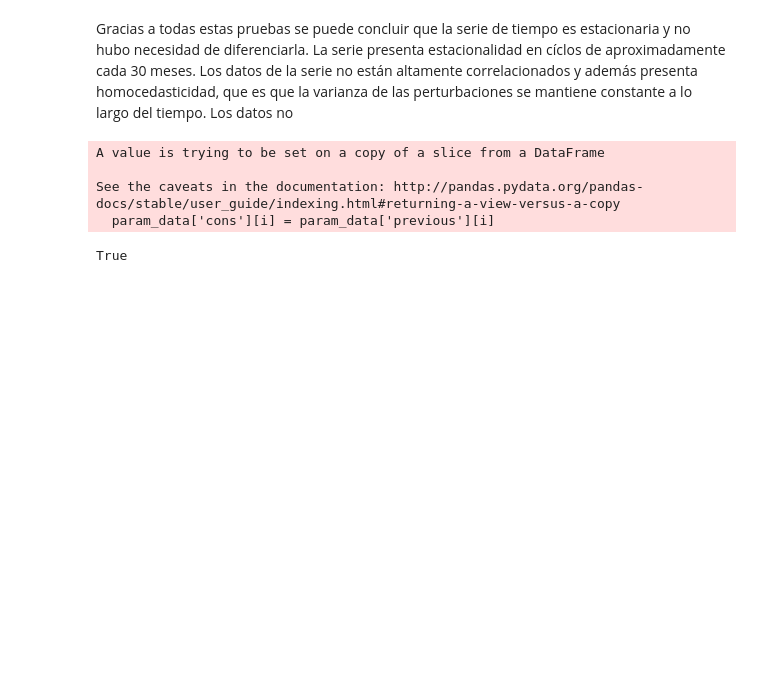
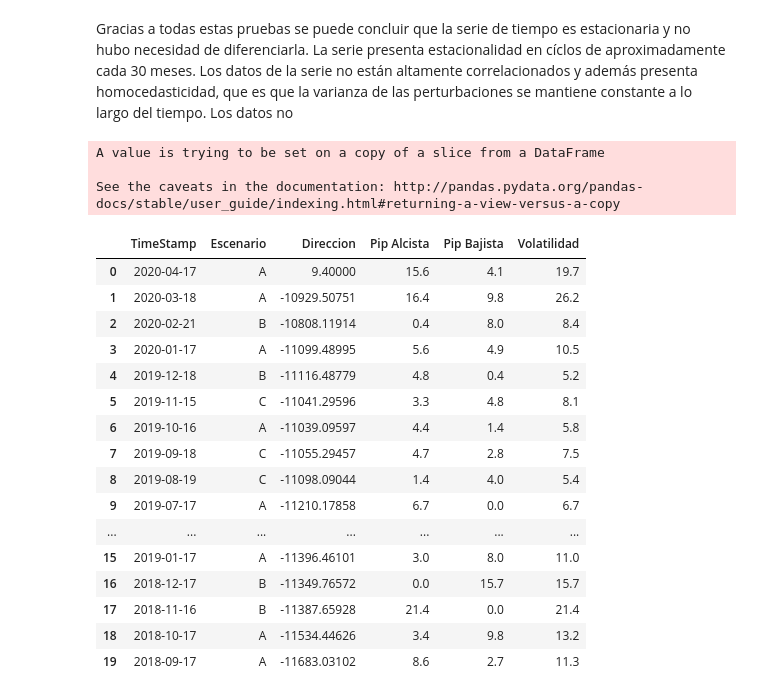
Before and after one commit to MaferAnso/Lab_4_Proyecto, a Jupyter notebook: notebook.ipynb, the cells around one changed output. Saved outputs shown, nothing was run; the diff lists cells and outputs as text; code cells hidden in the pictures; blank space fills up the shorter version.

Commit message:
Metricas y clasificacion

```diff
--- a/notebook.ipynb
+++ b/notebook.ipynb
@@ -179,16 +179,5 @@ outliers
 Los puntos que se ven fuera de la gráfica de boxplot son valores atípicos, ya que no están incluidos en el cuadro de otras observaciones, es decir, no estan cerca de los cuartiles. Estos valores atípicos son observaciones que están a por lo menos 1.5 veces el rango intercuartil (Q3 – Q1) del borde de la caja.
 # %% [markdown]
 Gracias a todas estas pruebas se puede concluir que la serie de tiempo es estacionaria y no hubo necesidad de diferenciarla. La serie presenta estacionalidad en cíclos de aproximadamente cada 30 meses. Los datos de la serie no están altamente correlacionados y además presenta homocedasticidad, que es que la varianza de las perturbaciones se mantiene constante a lo largo del tiempo. Los datos no
-# %%
-[df_A, df_B, df_C, df_D] = fn.f_clasificacion_ocurrencia(param_data=datos)
-# %% [output]
-A value is trying to be set on a copy of a slice from a DataFrame
-
-See the caveats in the documentation: http://pandas.pydata.org/pandas-docs/stable/user_guide/indexing.html#returning-a-view-versus-a-copy
-  param_data['cons'][i] = param_data['previous'][i]
-# %%
-df_A.shape[0]+df_B.shape[0]+df_C.shape[0]+df_D.shape[0] == datos.shape[0]
-# %% [output]
-True
 # %%
 df_pe = fn.f_precios(param_data=datos)
@@ -196,0 +184,27 @@ df_direccion = fn.f_direccion(param_data=df_pe)
+# %%
+df_clasificacion = fn.f_clasificacion(param_data=datos)
+df_metricas = fn.f_metrica(param_data=df_pe)
+df=pd.concat([df_clasificacion, df_metricas['Direccion'],df_metricas['Pip Alcista'],
+              df_metricas['Pip Bajista'],df_metricas['Volatilidad']],axis=1)
+df.head(20)
+# %% [output]
+A value is trying to be set on a copy of a slice from a DataFrame
+
+See the caveats in the documentation: http://pandas.pydata.org/pandas-docs/stable/user_guide/indexing.html#returning-a-view-versus-a-copy
+|  | TimeStamp | Escenario | Direccion | Pip Alcista | Pip Bajista | Volatilidad |
+| 0 | 2020-04-17 | A | 9.40000 | 15.6 | 4.1 | 19.7 |
+| 1 | 2020-03-18 | A | -10929.50751 | 16.4 | 9.8 | 26.2 |
+| 2 | 2020-02-21 | B | -10808.11914 | 0.4 | 8.0 | 8.4 |
+| 3 | 2020-01-17 | A | -11099.48995 | 5.6 | 4.9 | 10.5 |
+| 4 | 2019-12-18 | B | -11116.48779 | 4.8 | 0.4 | 5.2 |
+| 5 | 2019-11-15 | C | -11041.29596 | 3.3 | 4.8 | 8.1 |
+| 6 | 2019-10-16 | A | -11039.09597 | 4.4 | 1.4 | 5.8 |
+| 7 | 2019-09-18 | C | -11055.29457 | 4.7 | 2.8 | 7.5 |
+| 8 | 2019-08-19 | C | -11098.09044 | 1.4 | 4.0 | 5.4 |
+| 9 | 2019-07-17 | A | -11210.17858 | 6.7 | 0.0 | 6.7 |
+| ... | ... | ... | ... | ... | ... | ... |
+| 15 | 2019-01-17 | A | -11396.46101 | 3.0 | 8.0 | 11.0 |
+| 16 | 2018-12-17 | B | -11349.76572 | 0.0 | 15.7 | 15.7 |
+| 17 | 2018-11-16 | B | -11387.65928 | 21.4 | 0.0 | 21.4 |
+| 18 | 2018-10-17 | A | -11534.44626 | 3.4 | 9.8 | 13.2 |
+| 19 | 2018-09-17 | A | -11683.03102 | 8.6 | 2.7 | 11.3 |
```
Also changed, not shown: parts of 7 cells of this notebook, 2 other files.
